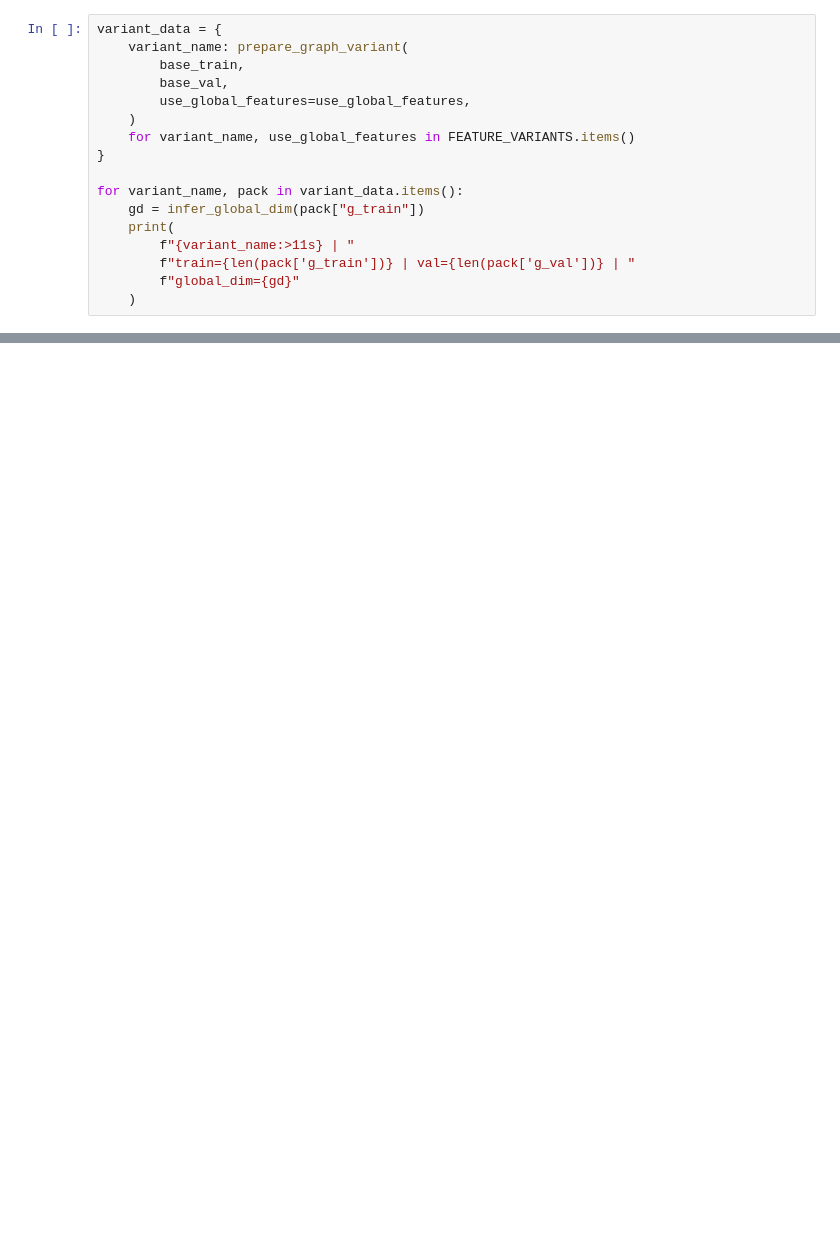
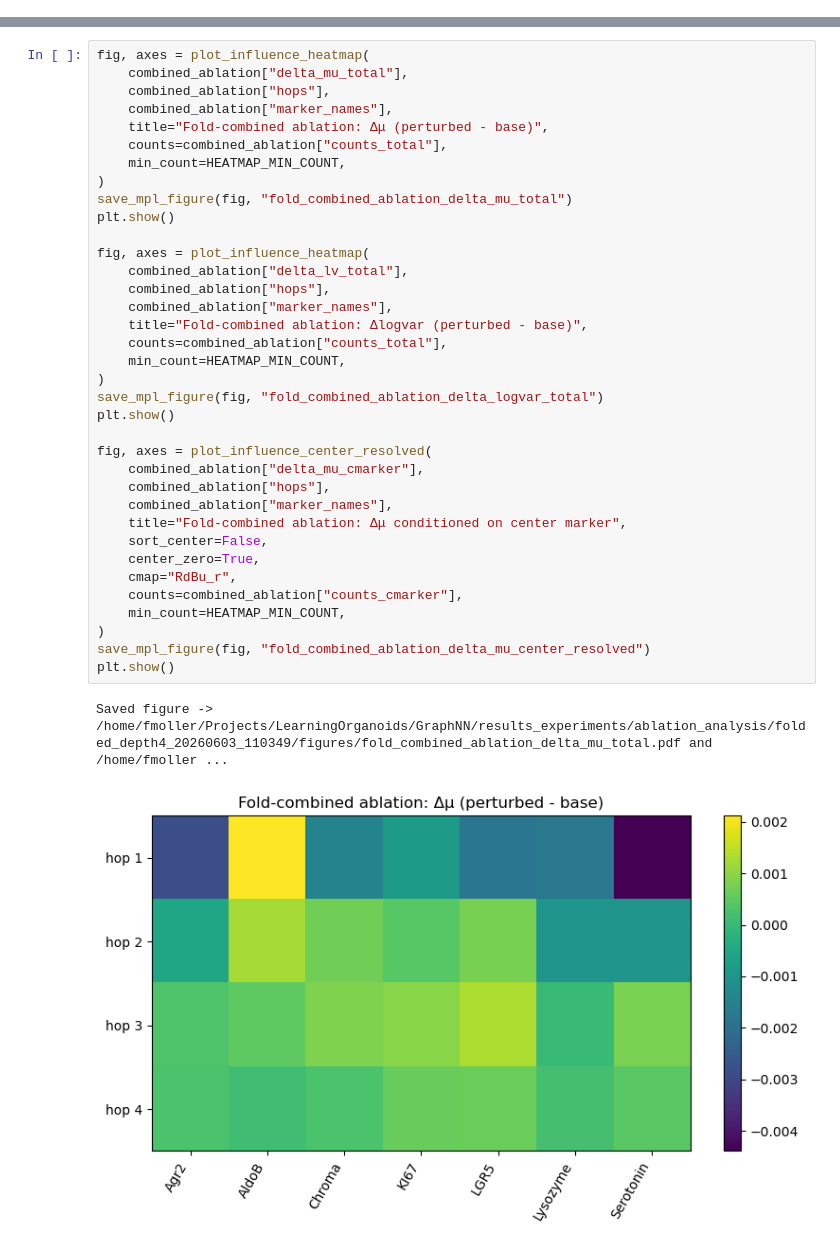
Before and after one commit to fskovbo/organoid_GNN, a Jupyter notebook: experiments/ablation_analysis.ipynb, the cells around one changed output, grey strips where cells are left out. Saved outputs shown, nothing was run; the diff lists cells and outputs as text; blank space fills up the shorter version.

```diff
--- a/experiments/ablation_analysis.ipynb
+++ b/experiments/ablation_analysis.ipynb
@@ -366,17 +0,0 @@ def make_train_config():
-# %%
-variant_data = {
-    variant_name: prepare_graph_variant(
-        base_train,
-        base_val,
-        use_global_features=use_global_features,
-    )
-    for variant_name, use_global_features in FEATURE_VARIANTS.items()
-}
-
-for variant_name, pack in variant_data.items():
-    gd = infer_global_dim(pack["g_train"])
-    print(
-        f"{variant_name:>11s} | "
-        f"train={len(pack['g_train'])} | val={len(pack['g_val'])} | "
-        f"global_dim={gd}"
-    )
@@ -658,0 +772,39 @@ save_joint_experiment(
+# %%
+fig, axes = plot_influence_heatmap(
+    combined_ablation["delta_mu_total"],
+    combined_ablation["hops"],
+    combined_ablation["marker_names"],
+    title="Fold-combined ablation: Δμ (perturbed - base)",
+    counts=combined_ablation["counts_total"],
+    min_count=HEATMAP_MIN_COUNT,
+)
+save_mpl_figure(fig, "fold_combined_ablation_delta_mu_total")
+plt.show()
+
+fig, axes = plot_influence_heatmap(
+    combined_ablation["delta_lv_total"],
+    combined_ablation["hops"],
+    combined_ablation["marker_names"],
+    title="Fold-combined ablation: Δlogvar (perturbed - base)",
+    counts=combined_ablation["counts_total"],
+    min_count=HEATMAP_MIN_COUNT,
+)
+save_mpl_figure(fig, "fold_combined_ablation_delta_logvar_total")
+plt.show()
+
+fig, axes = plot_influence_center_resolved(
+    combined_ablation["delta_mu_cmarker"],
+    combined_ablation["hops"],
+    combined_ablation["marker_names"],
+    title="Fold-combined ablation: Δμ conditioned on center marker",
+    sort_center=False,
+    center_zero=True,
+    cmap="RdBu_r",
+    counts=combined_ablation["counts_cmarker"],
+    min_count=HEATMAP_MIN_COUNT,
+)
+save_mpl_figure(fig, "fold_combined_ablation_delta_mu_center_resolved")
+plt.show()
+# %% [output]
+Saved figure -> /home/fmoller/Projects/LearningOrganoids/GraphNN/results_experiments/ablation_analysis/folded_depth4_20260603_110349/figures/fold_combined_ablation_delta_mu_total.pdf and /home/fmoller ...
+[figure, added]
```
Also changed, not shown: parts of 48 cells of this notebook, 4 other files.
